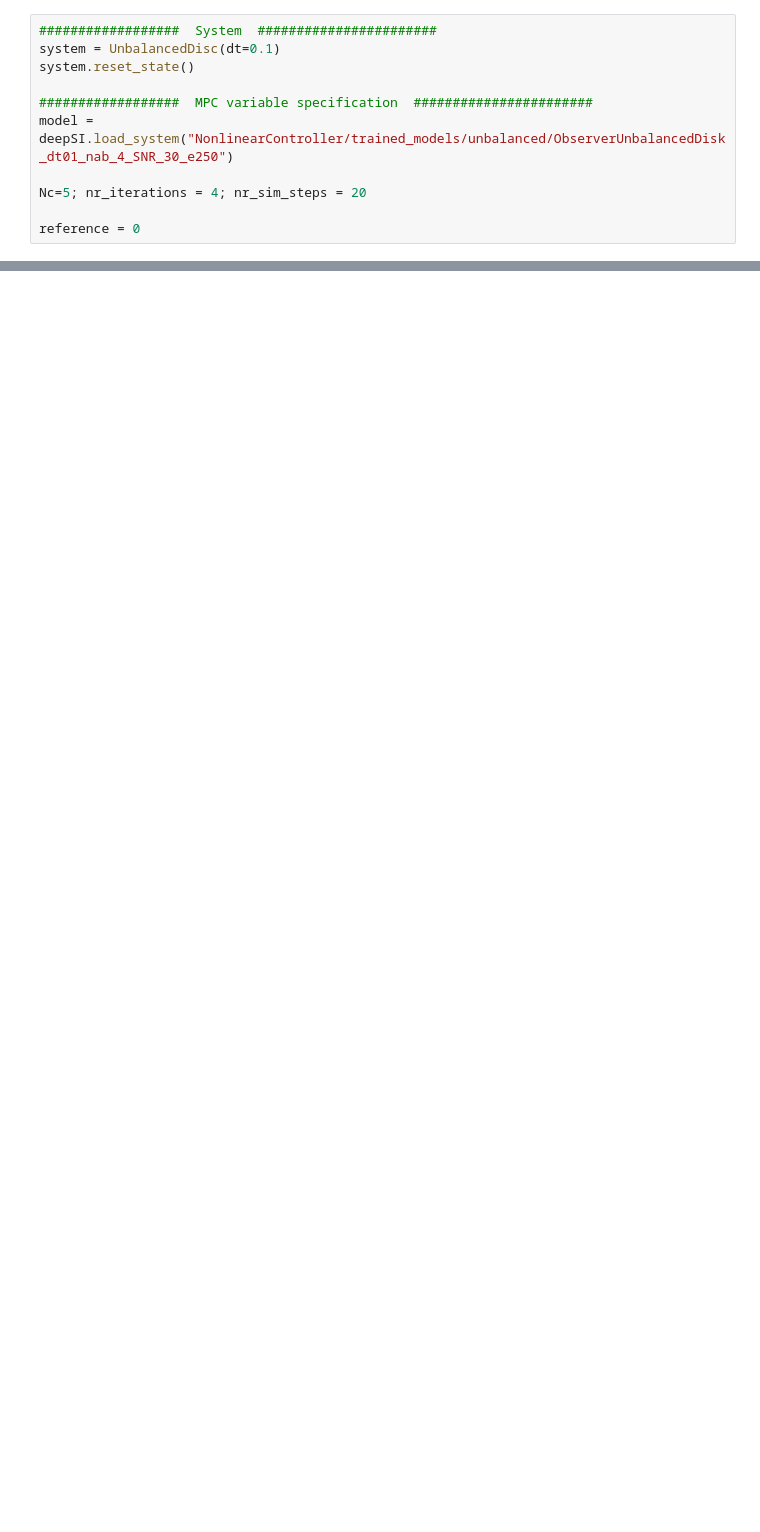
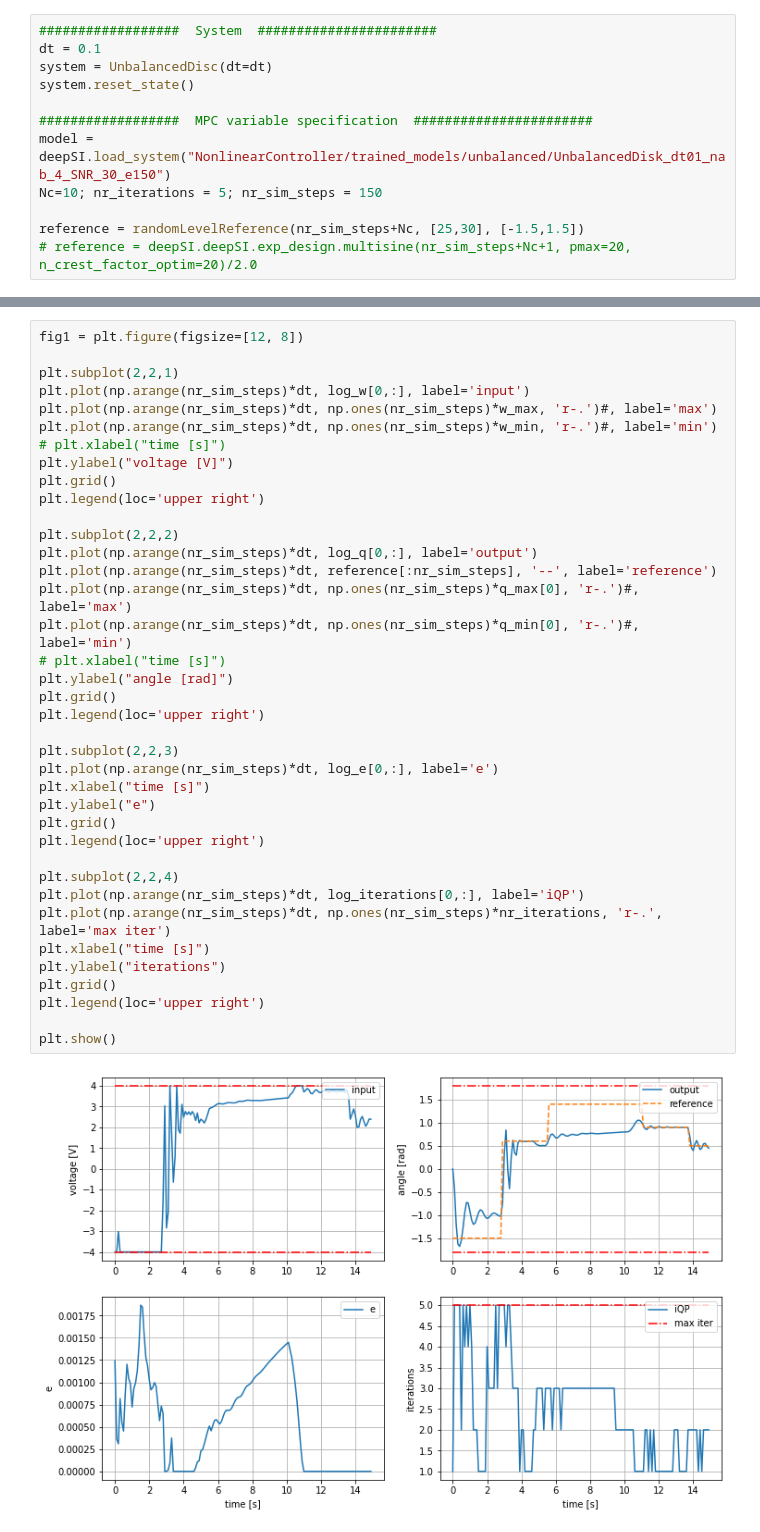
Before and after one commit to Mixxxxx358/NonlinearController, a Jupyter notebook: velocity_mpc_test.ipynb, the cells around one changed output, grey strips where cells are left out. Saved outputs shown, nothing was run; the diff lists cells and outputs as text; blank space fills up the shorter version.

```diff
--- a/velocity_mpc_test.ipynb
+++ b/velocity_mpc_test.ipynb
@@ -10,11 +82,12 @@ import qpsolvers as qp
 # %%
 ##################  System  #######################
-system = UnbalancedDisc(dt=0.1)
+dt = 0.1
+system = UnbalancedDisc(dt=dt)
 system.reset_state()
 
 ##################  MPC variable specification  #######################
-model = deepSI.load_system("NonlinearController/trained_models/unbalanced/ObserverUnbalancedDisk_dt01_nab_4_SNR_30_e250")
+model = deepSI.load_system("NonlinearController/trained_models/unbalanced/UnbalancedDisk_dt01_nab_4_SNR_30_e150")
+Nc=10; nr_iterations = 5; nr_sim_steps = 150
 
-Nc=5; nr_iterations = 4; nr_sim_steps = 20
-
-reference = 0
+reference = randomLevelReference(nr_sim_steps+Nc, [25,30], [-1.5,1.5])
+# reference = deepSI.deepSI.exp_design.multisine(nr_sim_steps+Nc+1, pmax=20, n_crest_factor_optim=20)/2.0
@@ -200,0 +263,40 @@ plt.plot(log_q[0,:])
+# %%
+fig1 = plt.figure(figsize=[12, 8])
+
+plt.subplot(2,2,1)
+plt.plot(np.arange(nr_sim_steps)*dt, log_w[0,:], label='input')
+plt.plot(np.arange(nr_sim_steps)*dt, np.ones(nr_sim_steps)*w_max, 'r-.')#, label='max')
+plt.plot(np.arange(nr_sim_steps)*dt, np.ones(nr_sim_steps)*w_min, 'r-.')#, label='min')
+# plt.xlabel("time [s]")
+plt.ylabel("voltage [V]")
+plt.grid()
+plt.legend(loc='upper right')
+
+plt.subplot(2,2,2)
+plt.plot(np.arange(nr_sim_steps)*dt, log_q[0,:], label='output')
+plt.plot(np.arange(nr_sim_steps)*dt, reference[:nr_sim_steps], '--', label='reference')
+plt.plot(np.arange(nr_sim_steps)*dt, np.ones(nr_sim_steps)*q_max[0], 'r-.')#, label='max')
+plt.plot(np.arange(nr_sim_steps)*dt, np.ones(nr_sim_steps)*q_min[0], 'r-.')#, label='min')
+# plt.xlabel("time [s]")
+plt.ylabel("angle [rad]")
+plt.grid()
+plt.legend(loc='upper right')
+
+plt.subplot(2,2,3)
+plt.plot(np.arange(nr_sim_steps)*dt, log_e[0,:], label='e')
+plt.xlabel("time [s]")
+plt.ylabel("e")
+plt.grid()
+plt.legend(loc='upper right')
+
+plt.subplot(2,2,4)
+plt.plot(np.arange(nr_sim_steps)*dt, log_iterations[0,:], label='iQP')
+plt.plot(np.arange(nr_sim_steps)*dt, np.ones(nr_sim_steps)*nr_iterations, 'r-.', label='max iter')
+plt.xlabel("time [s]")
+plt.ylabel("iterations")
+plt.grid()
+plt.legend(loc='upper right')
+
+plt.show()
+# %% [output]
+[figure, added]
```
Also changed, not shown: parts of 8 cells of this notebook.
